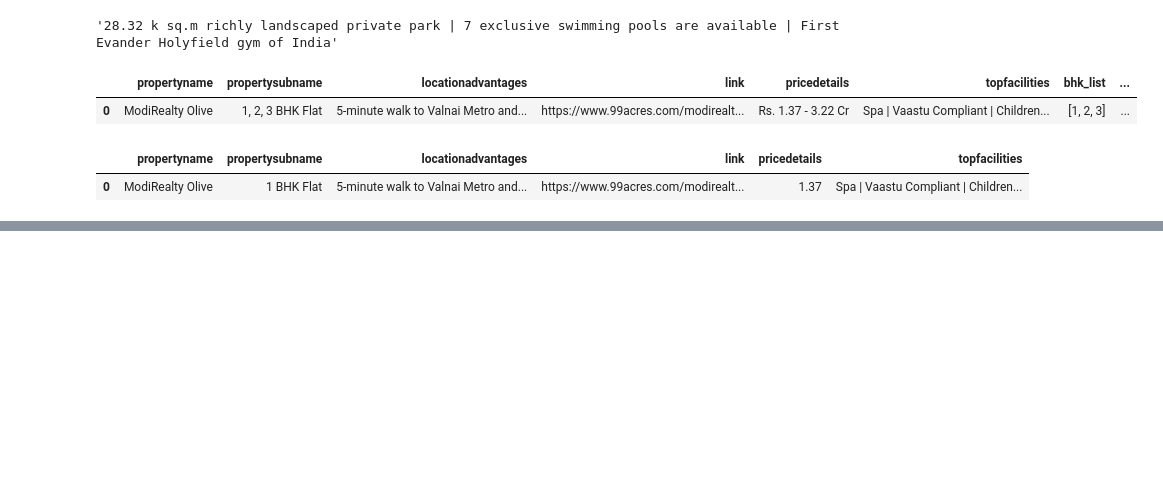
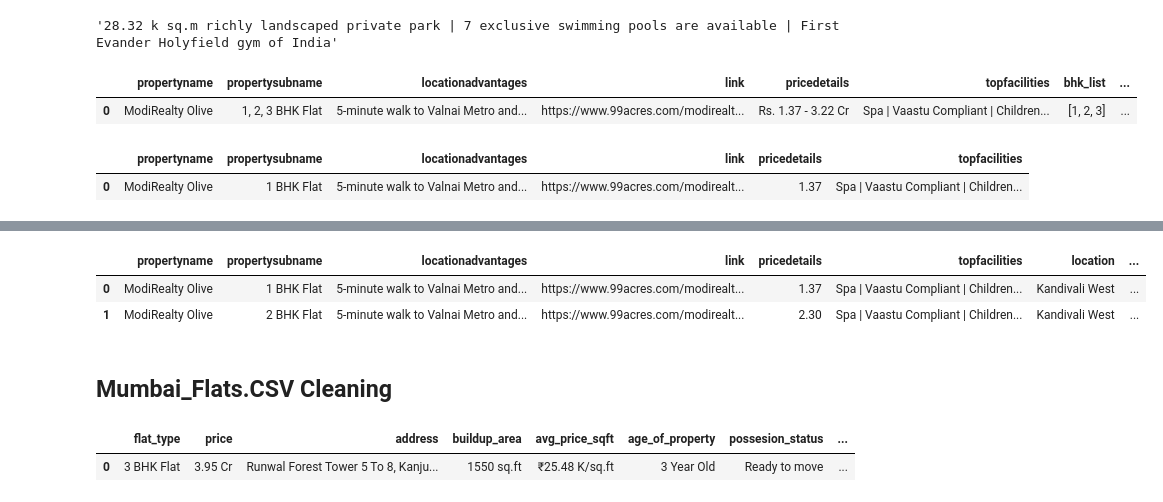
Before and after one commit to ShlokBagwe/Realytics-End-to-End-Real-Estate-Intelligence-Platform, a Jupyter notebook: Real_Estate_Data_Merge.ipynb, the cells around one changed output, grey strips where cells are left out. Drawn from its saved outputs; the diff is of its cells as text; code cells hidden in the pictures; blank space fills up the shorter version.

```diff
--- a/Real_Estate_Data_Merge.ipynb
+++ b/Real_Estate_Data_Merge.ipynb
@@ -241,0 +212,10 @@ new_df = new_df.merge(df1[['propertyname','location']],on='propertyname', how='l
+# %%
+new_df['source'] = '99acres'
+# %%
+new_df['bedrooms'] = new_df['propertysubname'].str.split(" ").str.get(0)
+# %%
+new_df.head(2)
+# %% [output]
+|  | propertyname | propertysubname | locationadvantages | link | pricedetails | topfacilities | location | ... |
+| 0 | ModiRealty Olive | 1 BHK Flat | 5-minute walk to Valnai Metro and... | https://www.99acres.com/modirealt... | 1.37 | Spa | Vaastu Compliant | Children... | Kandivali West | ... |
+| 1 | ModiRealty Olive | 2 BHK Flat | 5-minute walk to Valnai Metro and... | https://www.99acres.com/modirealt... | 2.30 | Spa | Vaastu Compliant | Children... | Kandivali West | ... |
@@ -241,0 +224,2 @@ new_df = new_df.merge(df1[['propertyname','location']],on='propertyname', how='l
+# %% [markdown]
+## Mumbai_Flats.CSV Cleaning
@@ -241,0 +230,5 @@ new_df = new_df.merge(df1[['propertyname','location']],on='propertyname', how='l
+# %%
+df2.head(1)
+# %% [output]
+|  | flat_type | price | address | buildup_area | avg_price_sqft | age_of_property | possesion_status | ... |
+| 0 | 3 BHK Flat | 3.95 Cr | Runwal Forest Tower 5 To 8, Kanju... | 1550 sq.ft | ₹25.48 K/sq.ft | 3 Year Old | Ready to move | ... |
```
Also changed, not shown: parts of 15 cells of this notebook.
